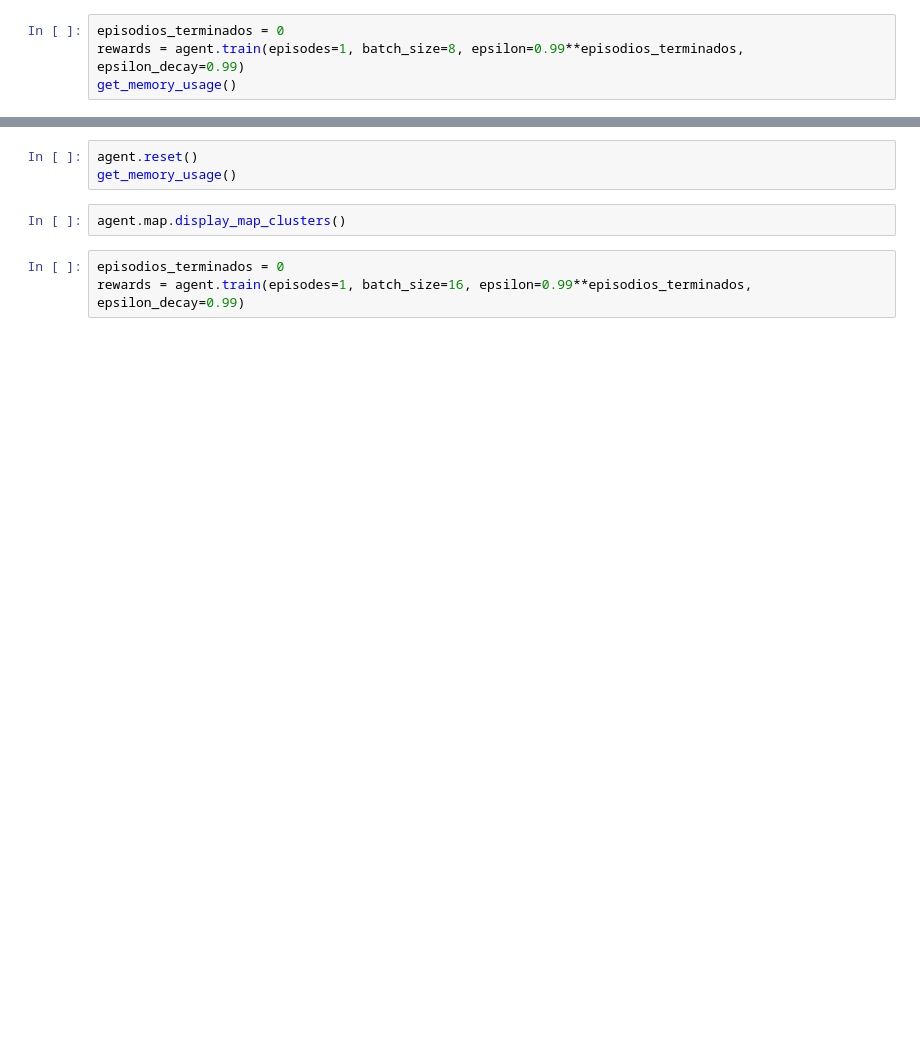
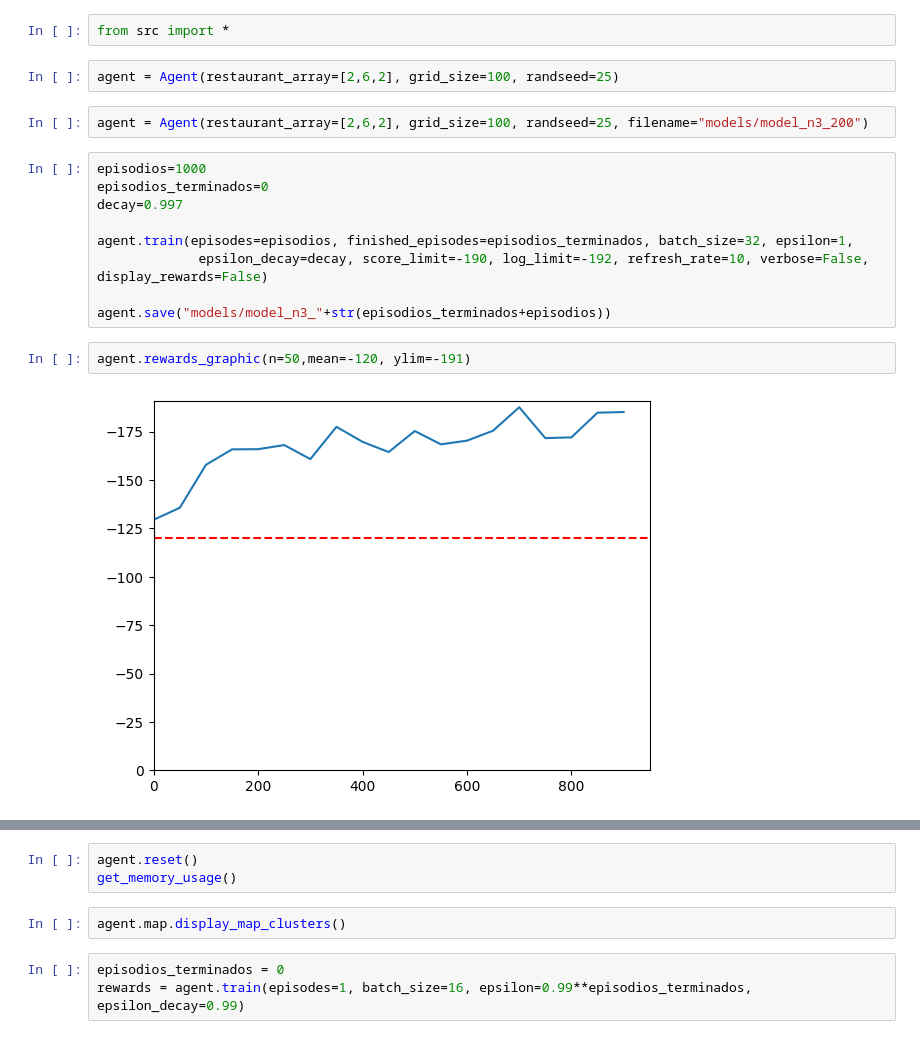
Before and after one commit to a-lost-n/cluster-mdrp, a Jupyter notebook: ddqn.ipynb, the cells around one changed output, grey strips where cells are left out. Cells and saved outputs as stored; diff of their text form; blank space fills up the shorter version.

```diff
--- a/ddqn.ipynb
+++ b/ddqn.ipynb
@@ -20,4 +1,19 @@ get_memory_usage()
-# %%
-episodios_terminados = 0
-rewards = agent.train(episodes=1, batch_size=8, epsilon=0.99**episodios_terminados, epsilon_decay=0.99)
-get_memory_usage()
+# %%
+from src import *
+# %%
+agent = Agent(restaurant_array=[2,6,2], grid_size=100, randseed=25)
+# %%
+agent = Agent(restaurant_array=[2,6,2], grid_size=100, randseed=25, filename="models/model_n3_200")
+# %%
+episodios=1000
+episodios_terminados=0
+decay=0.997
+
+agent.train(episodes=episodios, finished_episodes=episodios_terminados, batch_size=32, epsilon=1,
+             epsilon_decay=decay, score_limit=-190, log_limit=-192, refresh_rate=10, verbose=False, display_rewards=False)
+
+agent.save("models/model_n3_"+str(episodios_terminados+episodios))
+# %%
+agent.rewards_graphic(n=50,mean=-120, ylim=-191)
+# %% [output]
+[figure, added]
```
Also changed, not shown: parts of 8 cells of this notebook, 14 other files.
